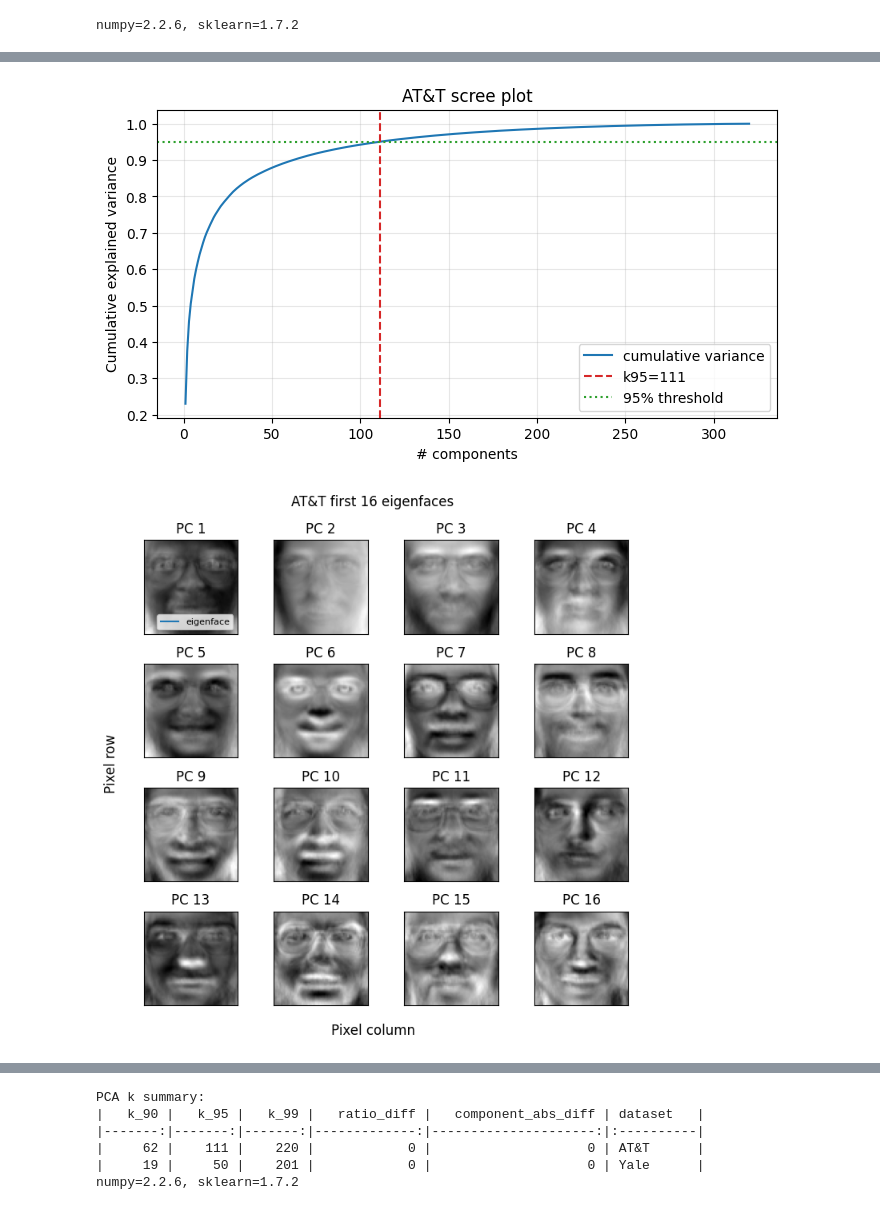
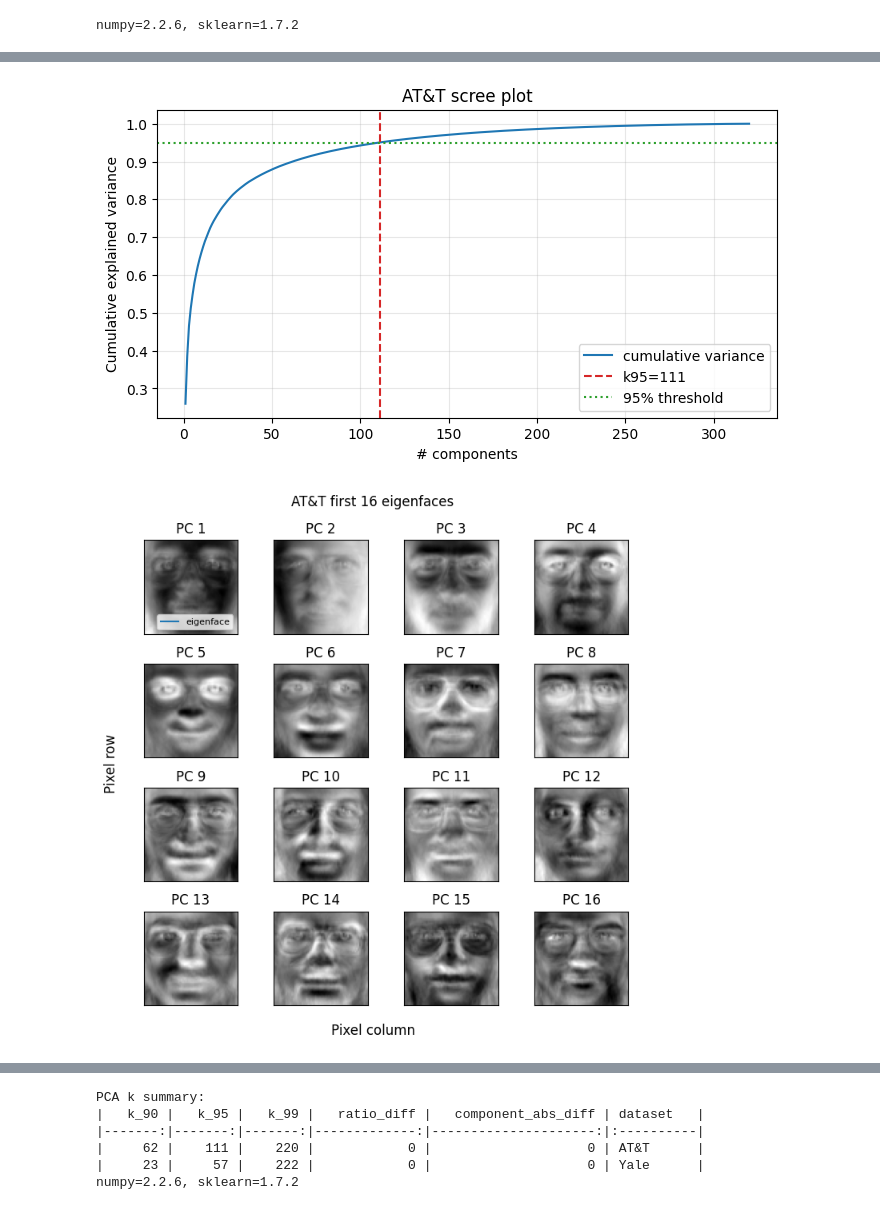
Before and after one commit to Dmg0920/ShallowMachineLearning-NTPU_U3753, a Jupyter notebook: Homework/SML_Work3_411278018.ipynb, the cells around one changed output, grey strips where cells are left out. Cells and saved outputs as stored; diff of their text form; code cells hidden in the pictures.

```diff
--- a/Homework/SML_Work3_411278018.ipynb
+++ b/Homework/SML_Work3_411278018.ipynb
@@ -314,7 +322,7 @@ class MyPCA(BaseEstimator, TransformerMixin):
         elif isinstance(self.n_components, float):
             if not 0 < self.n_components <= 1:
                 raise ValueError("Float n_components must be in (0, 1].")
-            k = int(np.searchsorted(np.cumsum(explained_ratio_all), self.n_components, side="right"))
+            k = int(np.searchsorted(np.cumsum(explained_ratio_all), self.n_components, side="left")) + 1
         else:
             k = int(self.n_components)
 
@@ -339,7 +347,7 @@ class MyPCA(BaseEstimator, TransformerMixin):
 
 
 def select_k_from_ratio(pca: MyPCA, ratio: float) -> int:
-    return int(np.searchsorted(np.cumsum(pca.explained_variance_ratio_all_), ratio) + 1)
+    return int(np.searchsorted(np.cumsum(pca.explained_variance_ratio_all_), ratio, side="left") + 1)
 
 
 def fit_pca_train_only(
@@ -387,38 +395,41 @@ def plot_eigenfaces(pca: MyPCA, dataset_name: str, image_shape: tuple[int, int]
     fig.supxlabel("Pixel column")
     fig.supylabel("Pixel row")
     plt.tight_layout()
     plt.show()
 
 
 pca_summary: dict[str, dict[str, Any]] = {}
 for name, data in datasets.items():
     X_train, X_test, y_train, y_test = data["split"]
-    pca_full = MyPCA().fit(X_train)
+    scaler_for_pca_summary = StandardScaler()
+    X_train_scaled_summary = scaler_for_pca_summary.fit_transform(X_train)
+    pca_full = MyPCA().fit(X_train_scaled_summary)
     k90 = select_k_from_ratio(pca_full, 0.90)
     k95 = select_k_from_ratio(pca_full, 0.95)
     k99 = select_k_from_ratio(pca_full, 0.99)
 
-    sk_pca = SklearnPCA(n_components=k95, svd_solver="full", random_state=SEED).fit(X_train)
-    my_pca_k = MyPCA(n_components=k95).fit(X_train)
+    sk_pca = SklearnPCA(n_components=k95, svd_solver="full", random_state=SEED).fit(X_train_scaled_summary)
+    my_pca_k = MyPCA(n_components=k95).fit(X_train_scaled_summary)
     ratio_diff = np.max(np.abs(my_pca_k.explained_variance_ratio_ - sk_pca.explained_variance_ratio_))
     component_abs_diff = np.max(np.abs(np.abs(my_pca_k.components_) - np.abs(sk_pca.components_)))
     assert ratio_diff < 1e-8
 
     pca_summary[name] = {
         "k_90": k90,
         "k_95": k95,
         "k_99": k99,
         "ratio_diff": ratio_diff,
         "component_abs_diff": component_abs_diff,
         "pca_full": pca_full,
+        "scaler": scaler_for_pca_summary,
     }
     plot_scree(pca_full, name, k95)
-    plot_eigenfaces(MyPCA(n_components=16).fit(X_train), name)
+    plot_eigenfaces(MyPCA(n_components=16).fit(X_train_scaled_summary), name)
 
 print("PCA k summary:")
-print(pd.DataFrame([{k: v for k, v in row.items() if k != "pca_full"} | {"dataset": name} for name, row in pca_summary.items()]).to_markdown(index=False))
+print(pd.DataFrame([{k: v for k, v in row.items() if k not in {"pca_full", "scaler"}} | {"dataset": name} for name, row in pca_summary.items()]).to_markdown(index=False))
 print(f"numpy={np.__version__}, sklearn={sklearn.__version__}")
 # %% [output]
-[figure, old version]
+[figure, new version]
-[figure, old version]
+[figure, new version]
 [figure]
@@ -427,7 +438,7 @@ PCA k summary:
 |   k_90 |   k_95 |   k_99 |   ratio_diff |   component_abs_diff | dataset   |
 |-------:|-------:|-------:|-------------:|---------------------:|:----------|
 |     62 |    111 |    220 |            0 |                    0 | AT&T      |
-|     19 |     50 |    201 |            0 |                    0 | Yale      |
+|     23 |     57 |    222 |            0 |                    0 | Yale      |
 numpy=2.2.6, sklearn=1.7.2
 # %% [markdown]
 # §3 MLR（Multinomial Logistic Regression）
```
Also changed, not shown: parts of 52 cells of this notebook.
